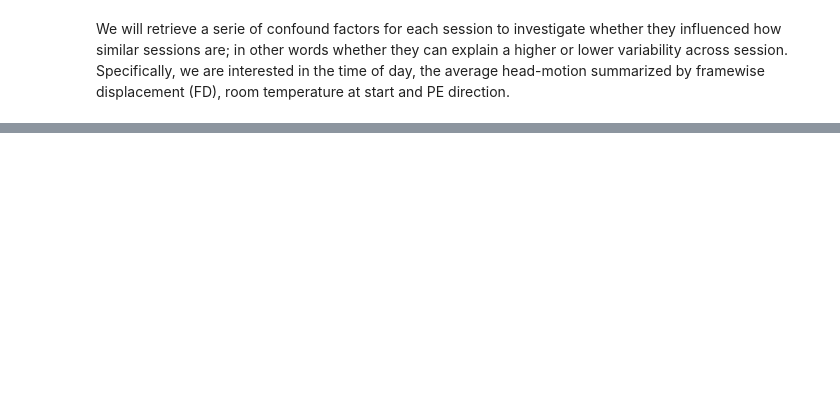
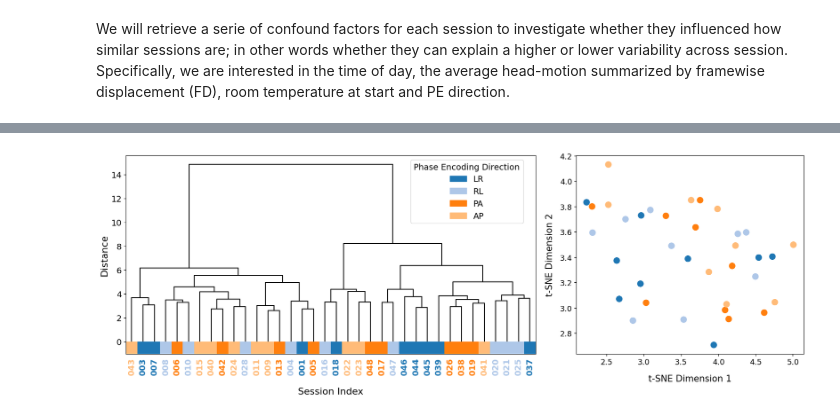
Before and after one commit to celprov/hcph-sops, a Jupyter notebook: docs/analysis/hierarchical_clustering_sc.ipynb, the cells around one changed output, grey strips where cells are left out. Saved outputs shown, nothing was run; the diff lists cells and outputs as text; code cells hidden in the pictures; blank space fills up the shorter version.

```diff
--- a/docs/analysis/hierarchical_clustering_sc.ipynb
+++ b/docs/analysis/hierarchical_clustering_sc.ipynb
@@ -98 +143,9 @@ plt.show()
+# %%
+# Perform t-SNE to reduce dimensions to 2D
+tsne = TSNE(n_components=2, random_state=random_seed)
+tsne_embedding = tsne.fit_transform(SC_matrices_tril)
+
+# TO DO: the documentation of t-SNE mention
+# It is highly recommended to use another dimensionality reduction method (e.g. PCA for dense data or TruncatedSVD for sparse data)
+# to reduce the number of dimensions to a reasonable amount (e.g. 50) if the number of features is very high.
 # %% [markdown]
@@ -152,23 +154,0 @@ plt.show()"
-# %%
-# Perform t-SNE to reduce dimensions to 2D
-tsne = TSNE(n_components=2, random_state=random_seed)
-SC_matrices_2d = tsne.fit_transform(SC_matrices_tril)
-
-# TO DO: the documentation of t-SNE mention
-# It is highly recommended to use another dimensionality reduction method (e.g. PCA for dense data or TruncatedSVD for sparse data)
-# to reduce the number of dimensions to a reasonable amount (e.g. 50) if the number of features is very high.
-
-# Plot the result
-plt.figure(figsize=(10, 7))
-plt.scatter(
-    SC_matrices_2d[:, 0],
-    SC_matrices_2d[:, 1],
-    c=session_colors[:num_sessions],
-    cmap="viridis",
-    s=50,
-)
-# TO DO: I have not checked if the coloring function is correct
-plt.title("t-SNE Projection of SC Matrices")
-plt.xlabel("t-SNE Dimension 1")
-plt.ylabel("t-SNE Dimension 2")
-plt.show()
@@ -176,0 +370,13 @@ plt.show()
+# %%
+plot_dendrogram_and_tsne_colored_with_factor(
+    linkage_matrix,
+    ses_index,
+    confounds_df,
+    tsne_embedding,
+    factor_col="pe_dir",
+    palette="tab20",
+    legend_title="Phase Encoding Direction",
+    xlabel="Session Index"
+)
+# %% [output]
+[figure, added]
```
Also changed, not shown: parts of 24 cells of this notebook.
